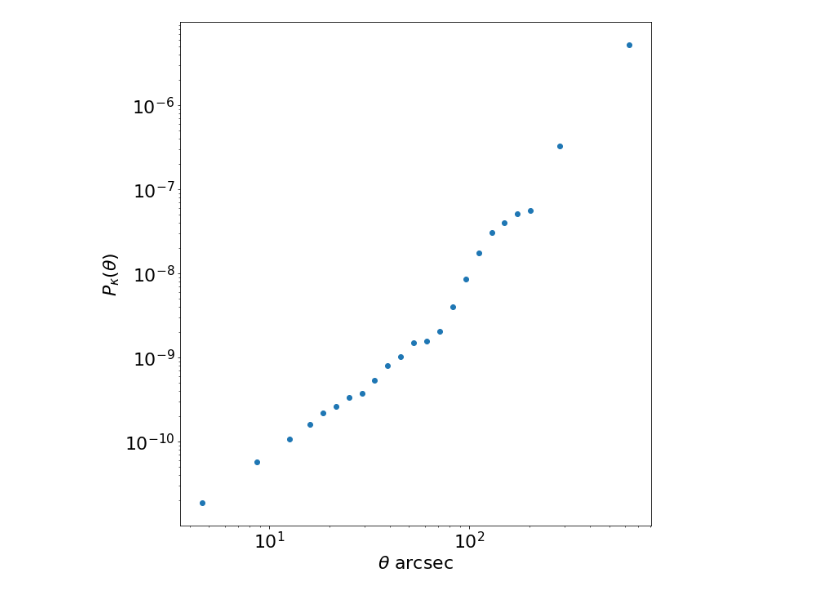
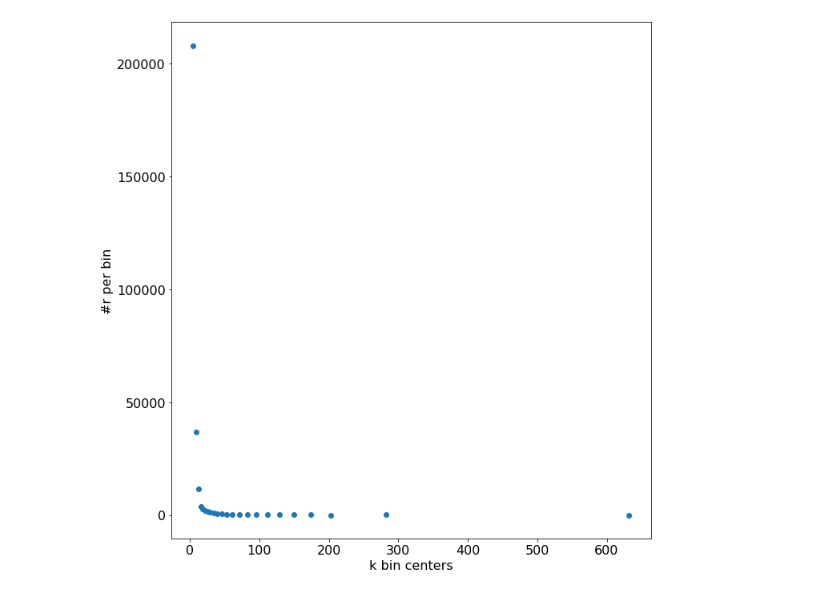
Before and after one commit to dutra/lensing, a Jupyter notebook: abell2744.ipynb, the cells around one changed output. Saved outputs shown, nothing was run; the diff lists cells and outputs as text; code cells hidden in the pictures.

```diff
--- a/abell2744.ipynb
+++ b/abell2744.ipynb
@@ -16,11 +32,11 @@ theta_bin_centers = 1.0/kbin_centers
-# %%
-fig,ax = plt.subplots(1,1,figsize=(10,10))
-ax.loglog(theta_bin_centers, power, 'o')
-ax.set_xlabel(r'$\theta$ arcsec')
-ax.set_ylabel(r'$P_\kappa(\theta) $')
-plt.tight_layout()
-plt.savefig('abell2744_power_theta.jpeg')
-pylab.show()
-# %% [output]
-[figure, removed]
+# %%
+fig,ax = plt.subplots(1,1,figsize=(10,10))
+ax.plot(theta_bin_centers, nr, 'o')
+ax.set_xlabel(r'k bin centers')
+ax.set_ylabel(r'#r per bin')
+plt.tight_layout()
+#plt.savefig('abell2744_power_theta.jpeg')
+pylab.show()
+# %% [output]
+[figure, added]
 # %%
```
Also changed, not shown: parts of 7 cells of this notebook, 4 other files.
